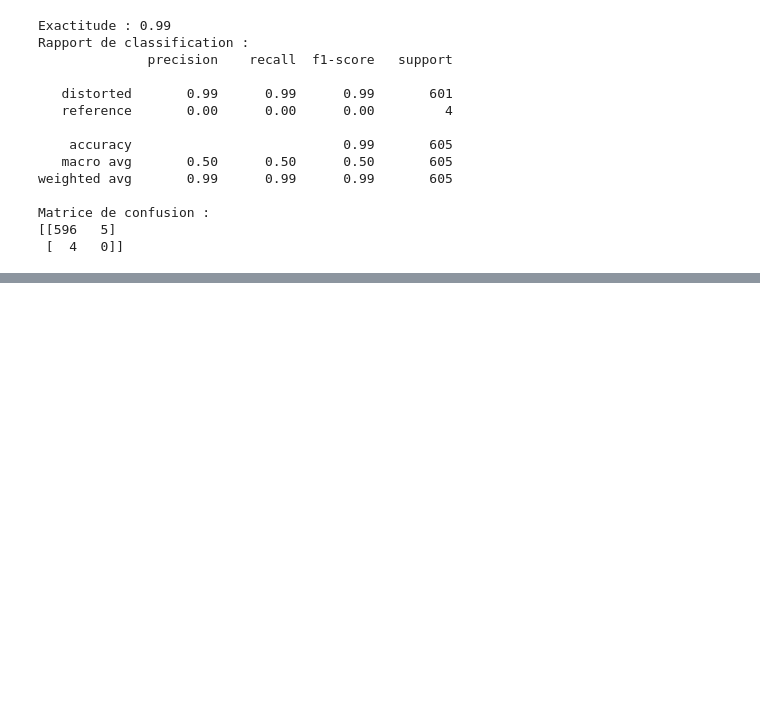
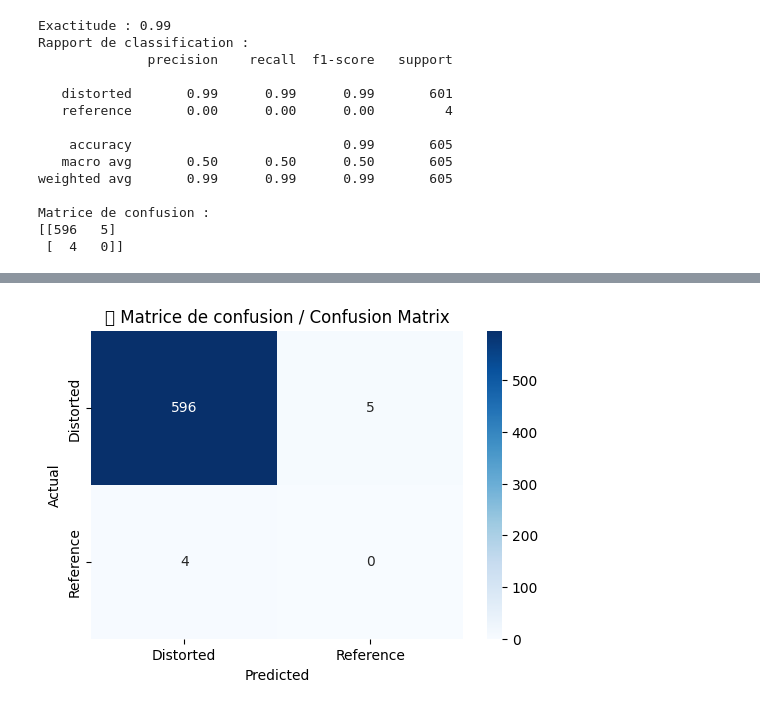
Before and after one commit to ouafighizlene21/tid2013-randomforest, a Jupyter notebook: RandomForestClassifier.ipynb, the cells around one changed output, grey strips where cells are left out. Cells and saved outputs as stored; diff of their text form; code cells hidden in the pictures; blank space fills up the shorter version.

Commit message:
Update notebook: added evaluation results and confusion matrix visualization

```diff
--- a/RandomForestClassifier.ipynb
+++ b/RandomForestClassifier.ipynb
@@ -138,0 +144,16 @@ Matrice de confusion :
+# %%
+import seaborn as sns
+import matplotlib.pyplot as plt
+
+# Affichage graphique de la matrice de confusion
+plt.figure(figsize=(6, 4))
+sns.heatmap(conf_matrix, annot=True, fmt='d', cmap='Blues',
+            xticklabels=['Distorted', 'Reference'],
+            yticklabels=['Distorted', 'Reference'])
+
+plt.title('🔍 Matrice de confusion / Confusion Matrix')
+plt.xlabel('Predicted')
+plt.ylabel('Actual')
+plt.show()
+# %% [output]
+[figure, added]
```
Also changed, not shown: parts of 1 cell of this notebook.
